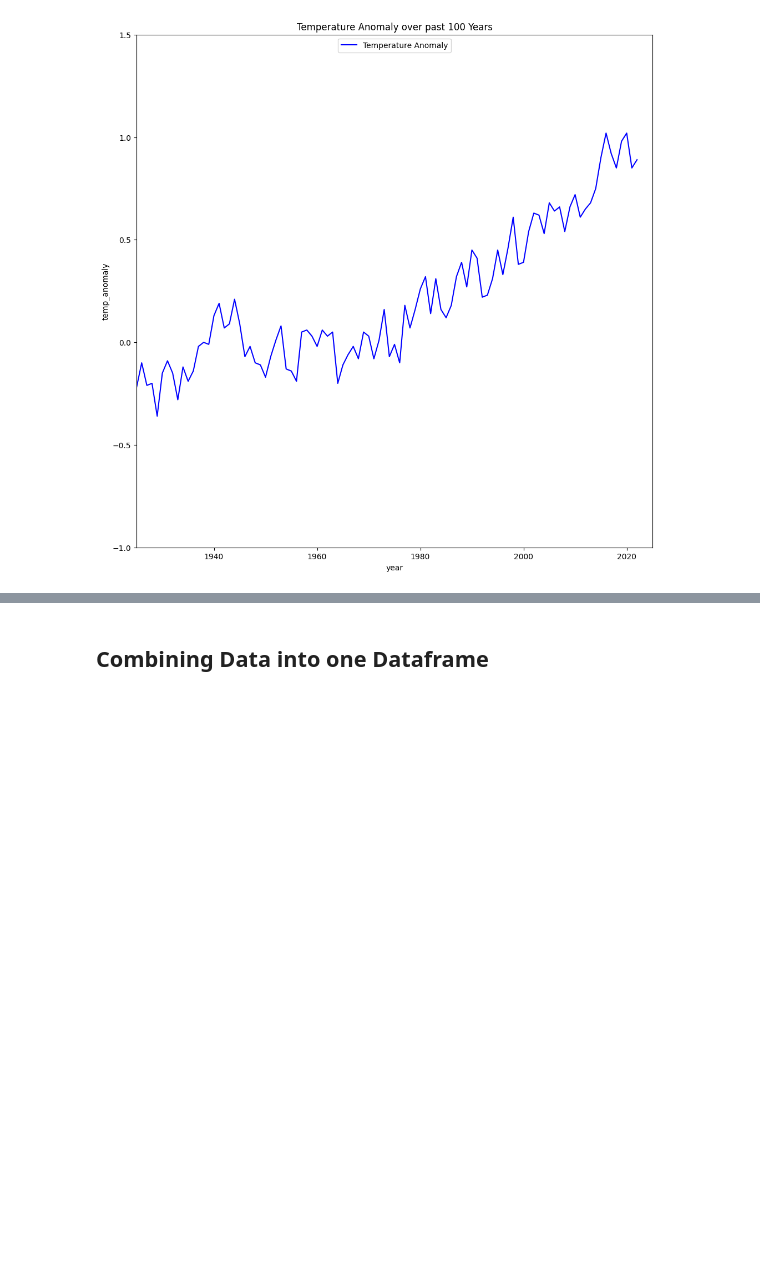
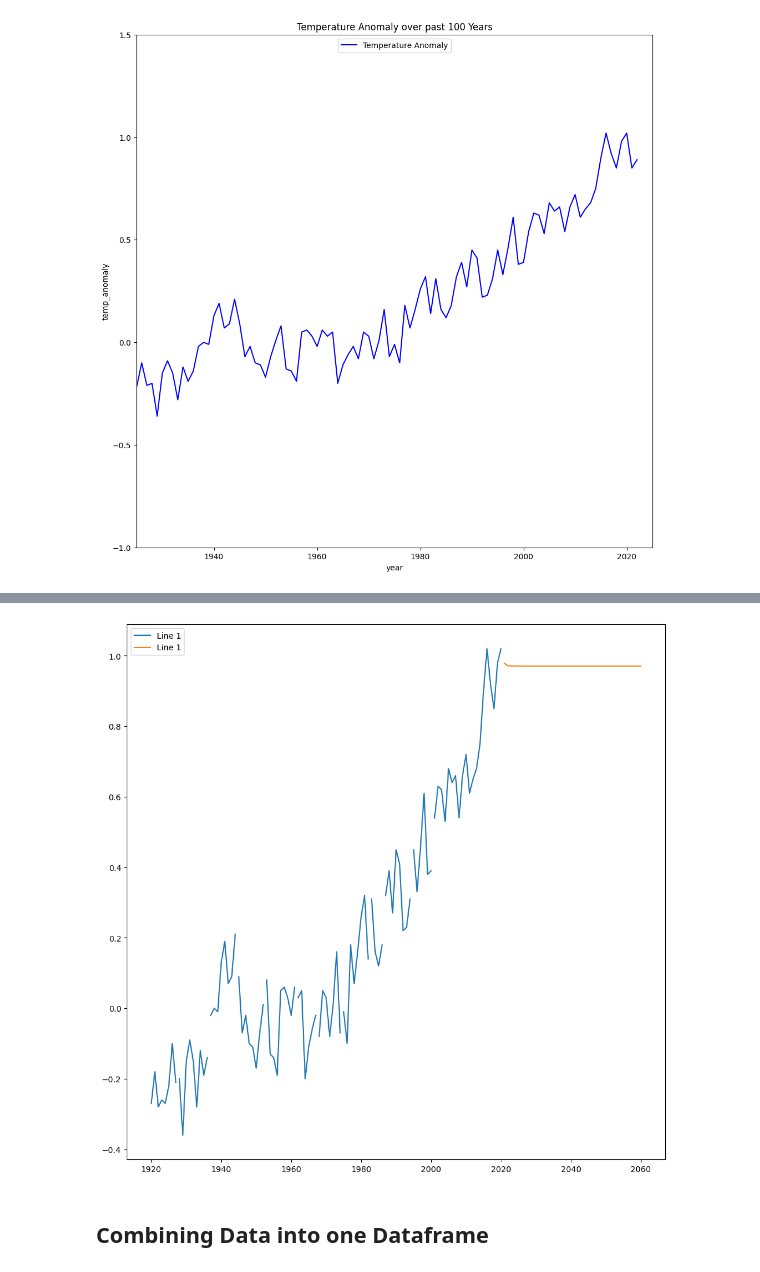
Before and after one commit to rachel-king4/PfDA_Assignment_2, a Jupyter notebook: pfda_assignment_2.ipynb, the cells around one changed output, grey strips where cells are left out. Drawn from its saved outputs; the diff is of its cells as text; code cells hidden in the pictures; blank space fills up the shorter version.

Commit message:
added forecast plot

```diff
--- a/pfda_assignment_2.ipynb
+++ b/pfda_assignment_2.ipynb
@@ -457,3 +457,6 @@ plt.legend(loc='upper center')
 # %% [output]
 <matplotlib.legend.Legend at 0x...>
 [figure]
+# %%
+last100years = combined_tempanomaly.iloc[5829:5941]
+last100years.tail()
@@ -459,0 +470,4 @@ plt.legend(loc='upper center')
+# %%
+model = ARIMA(last100years.temp_anomaly, order=(1,1,1))
+model_fit = model.fit()
+model_fit.summary()
@@ -459,0 +493,8 @@ plt.legend(loc='upper center')
+# %%
+forecast = model_fit.forecast(40)
+forecast
+
+years = list(range(2021, 2061))
+forecast = {'year' : years, 'temp_anomaly' : forecast}
+forecast = pd.DataFrame(forecast)
+forecast
@@ -459,0 +519,10 @@ plt.legend(loc='upper center')
+# %%
+fig, ax = plt.subplots(figsize=(12,12))
+
+ax.plot(last100years['year'], last100years['temp_anomaly'], label='Line 1')
+ax.plot(forecast['year'], forecast['temp_anomaly'], label='Line 1')
+
+plt.legend(loc='upper left')
+plt.show()
+# %% [output]
+[figure, added]
```
Also changed, not shown: parts of 4 cells of this notebook.
